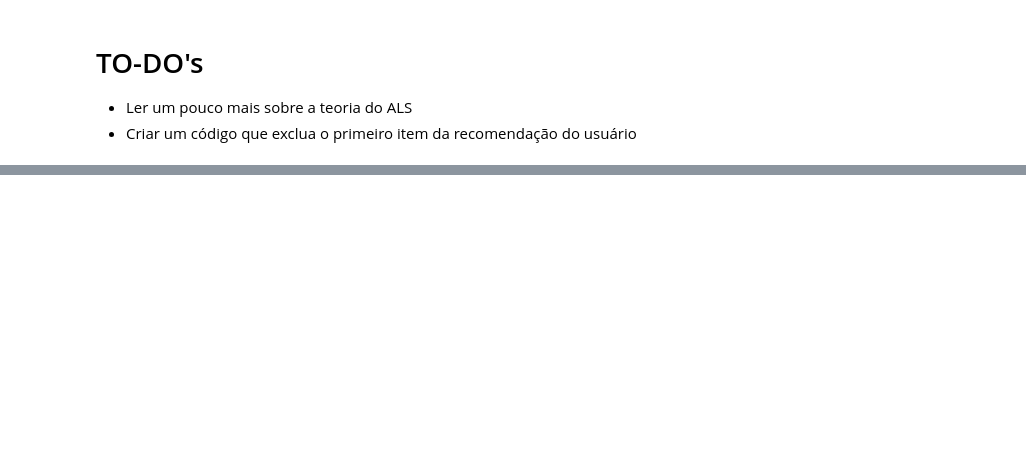
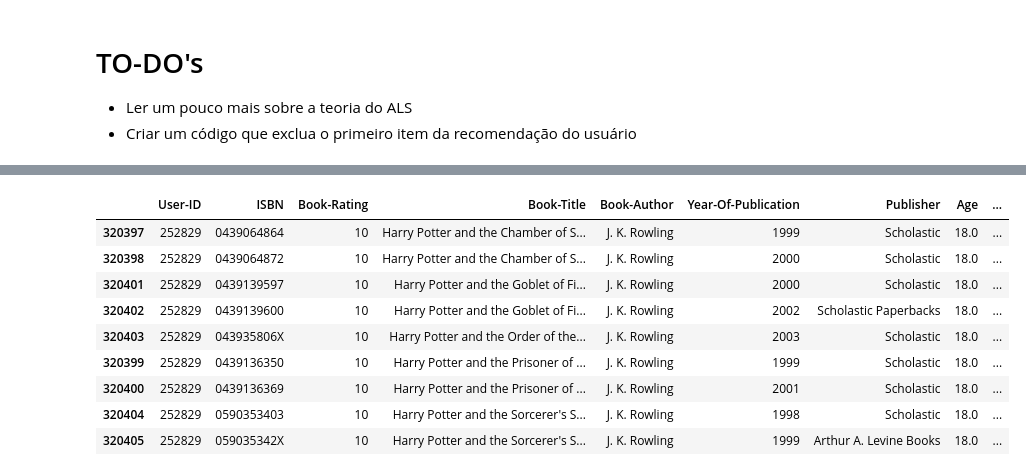
Before and after one commit to barbosarafael/book-recommendation, a Jupyter notebook: 02-notebooks/03-collaborative-filter/02-als.ipynb, the cells around one changed output, grey strips where cells are left out. Saved outputs shown, nothing was run; the diff lists cells and outputs as text; code cells hidden in the pictures; blank space fills up the shorter version.

```diff
--- a/02-notebooks/03-collaborative-filter/02-als.ipynb
+++ b/02-notebooks/03-collaborative-filter/02-als.ipynb
@@ -80,3 +80,9 @@ Data columns (total 12 columns):
  11  RN                   22568 non-null  int64
 dtypes: float64(1), int64(3), object(8)
 memory usage: 2.1+ MB
+# %%
+#---- Dados de treino
+
+df_train = pd.read_parquet('03-data/02-processed/05-ALS-df-train-data.parquet')
+
+df_train.head()
@@ -298,0 +279,2 @@ test\
+# %%
+df_train['FLAG_HP'] = np.where(df_train['Book-Title'].str.contains('Potter'), 1, 0)
@@ -298,0 +311,15 @@ test\
+# %%
+df_train\
+    .query('`User-ID` == 252829')\
+    .sort_values(by = 'Book-Title')
+# %% [output]
+|  | User-ID | ISBN | Book-Rating | Book-Title | Book-Author | Year-Of-Publication | Publisher | Age | ... |
+| 320397 | 252829 | 0439064864 | 10 | Harry Potter and the Chamber of S... | J. K. Rowling | 1999 | Scholastic | 18.0 | ... |
+| 320398 | 252829 | 0439064872 | 10 | Harry Potter and the Chamber of S... | J. K. Rowling | 2000 | Scholastic | 18.0 | ... |
+| 320401 | 252829 | 0439139597 | 10 | Harry Potter and the Goblet of Fi... | J. K. Rowling | 2000 | Scholastic | 18.0 | ... |
+| 320402 | 252829 | 0439139600 | 10 | Harry Potter and the Goblet of Fi... | J. K. Rowling | 2002 | Scholastic Paperbacks | 18.0 | ... |
+| 320403 | 252829 | 043935806X | 10 | Harry Potter and the Order of the... | J. K. Rowling | 2003 | Scholastic | 18.0 | ... |
+| 320399 | 252829 | 0439136350 | 10 | Harry Potter and the Prisoner of ... | J. K. Rowling | 1999 | Scholastic | 18.0 | ... |
+| 320400 | 252829 | 0439136369 | 10 | Harry Potter and the Prisoner of ... | J. K. Rowling | 2001 | Scholastic | 18.0 | ... |
+| 320404 | 252829 | 0590353403 | 10 | Harry Potter and the Sorcerer's S... | J. K. Rowling | 1998 | Scholastic | 18.0 | ... |
+| 320405 | 252829 | 059035342X | 10 | Harry Potter and the Sorcerer's S... | J. K. Rowling | 1999 | Arthur A. Levine Books | 18.0 | ... |
```
Also changed, not shown: parts of 30 cells of this notebook, 1 other file.
